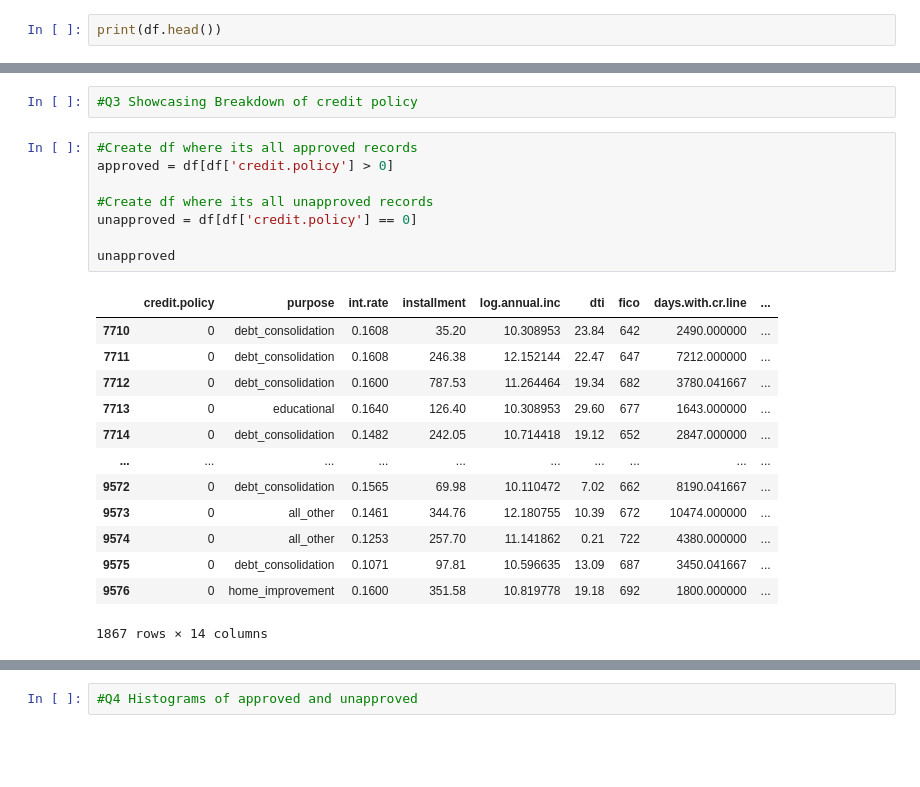
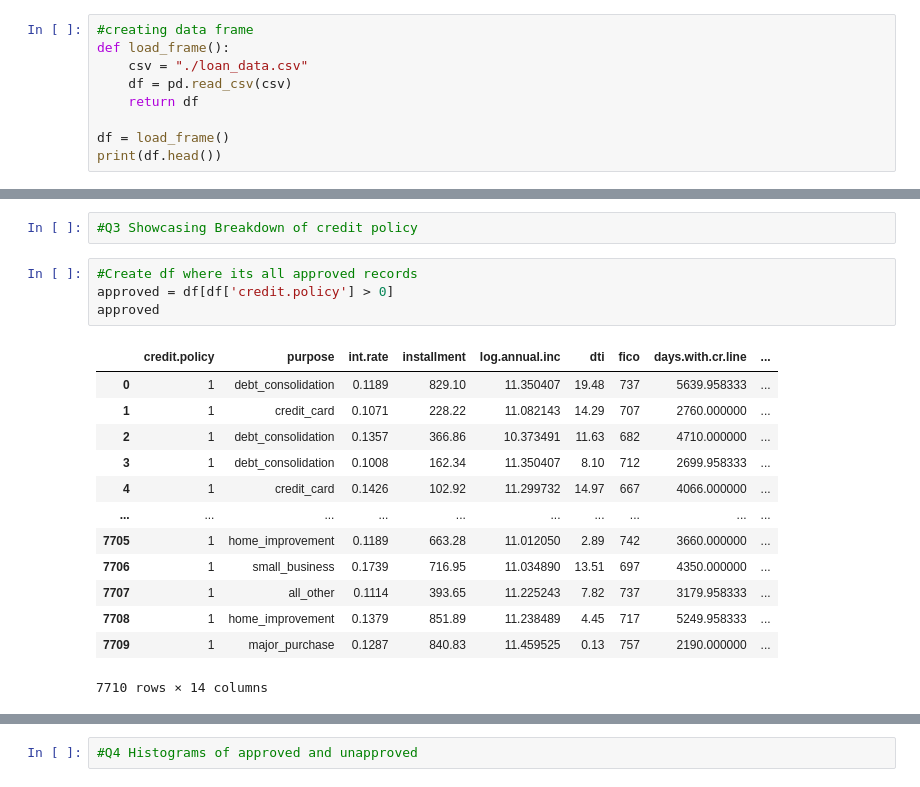
Before and after one commit to TobiOnabolu/MachineLearning, a Jupyter notebook: Assignment1/a1.ipynb, the cells around one changed output, grey strips where cells are left out. Saved outputs shown, nothing was run; the diff lists cells and outputs as text; blank space fills up the shorter version.

```diff
--- a/Assignment1/a1.ipynb
+++ b/Assignment1/a1.ipynb
@@ -12,6 +13,13 @@ df = pd.read_csv(csv)
 # %%
 #Q1 Printing first 5 lines of data frame
 # %%
+#creating data frame
+def load_frame():
+    csv = "./loan_data.csv"
+    df = pd.read_csv(csv)
+    return df
+
+df = load_frame()
 print(df.head())
 # %% [output]
    credit.policy             purpose  int.rate  installment  log.annual.inc  \
@@ -85,22 +93,18 @@ dtype: object
 # %%
 #Create df where its all approved records
 approved = df[df['credit.policy'] > 0]
-
-#Create df where its all unapproved records
-unapproved = df[df['credit.policy'] == 0]
-
-unapproved
+approved
 # %% [output]
 |  | credit.policy | purpose | int.rate | installment | log.annual.inc | dti | fico | days.with.cr.line | ... |
-| 7710 | 0 | debt_consolidation | 0.1608 | 35.20 | 10.308953 | 23.84 | 642 | 2490.000000 | ... |
-| 7711 | 0 | debt_consolidation | 0.1608 | 246.38 | 12.152144 | 22.47 | 647 | 7212.000000 | ... |
-| 7712 | 0 | debt_consolidation | 0.1600 | 787.53 | 11.264464 | 19.34 | 682 | 3780.041667 | ... |
-| 7713 | 0 | educational | 0.1640 | 126.40 | 10.308953 | 29.60 | 677 | 1643.000000 | ... |
-| 7714 | 0 | debt_consolidation | 0.1482 | 242.05 | 10.714418 | 19.12 | 652 | 2847.000000 | ... |
+| 0 | 1 | debt_consolidation | 0.1189 | 829.10 | 11.350407 | 19.48 | 737 | 5639.958333 | ... |
+| 1 | 1 | credit_card | 0.1071 | 228.22 | 11.082143 | 14.29 | 707 | 2760.000000 | ... |
+| 2 | 1 | debt_consolidation | 0.1357 | 366.86 | 10.373491 | 11.63 | 682 | 4710.000000 | ... |
+| 3 | 1 | debt_consolidation | 0.1008 | 162.34 | 11.350407 | 8.10 | 712 | 2699.958333 | ... |
+| 4 | 1 | credit_card | 0.1426 | 102.92 | 11.299732 | 14.97 | 667 | 4066.000000 | ... |
 | ... | ... | ... | ... | ... | ... | ... | ... | ... | ... |
-| 9572 | 0 | debt_consolidation | 0.1565 | 69.98 | 10.110472 | 7.02 | 662 | 8190.041667 | ... |
-| 9573 | 0 | all_other | 0.1461 | 344.76 | 12.180755 | 10.39 | 672 | 10474.000000 | ... |
-| 9574 | 0 | all_other | 0.1253 | 257.70 | 11.141862 | 0.21 | 722 | 4380.000000 | ... |
-| 9575 | 0 | debt_consolidation | 0.1071 | 97.81 | 10.596635 | 13.09 | 687 | 3450.041667 | ... |
-| 9576 | 0 | home_improvement | 0.1600 | 351.58 | 10.819778 | 19.18 | 692 | 1800.000000 | ... |
+| 7705 | 1 | home_improvement | 0.1189 | 663.28 | 11.012050 | 2.89 | 742 | 3660.000000 | ... |
+| 7706 | 1 | small_business | 0.1739 | 716.95 | 11.034890 | 13.51 | 697 | 4350.000000 | ... |
+| 7707 | 1 | all_other | 0.1114 | 393.65 | 11.225243 | 7.82 | 737 | 3179.958333 | ... |
+| 7708 | 1 | home_improvement | 0.1379 | 851.89 | 11.238489 | 4.45 | 717 | 5249.958333 | ... |
+| 7709 | 1 | major_purchase | 0.1287 | 840.83 | 11.459525 | 0.13 | 757 | 2190.000000 | ... |
-1867 rows × 14 columns
+7710 rows × 14 columns
```
Also changed, not shown: parts of 30 cells of this notebook.
